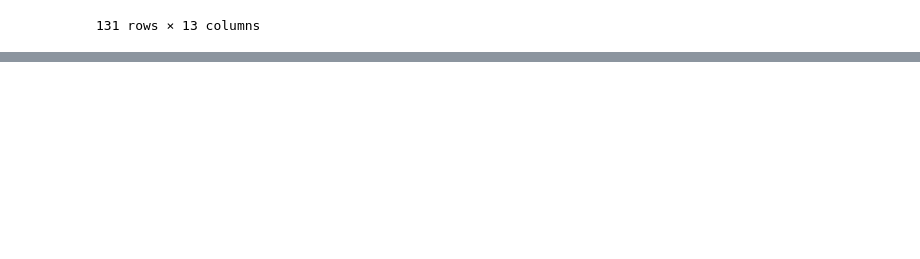
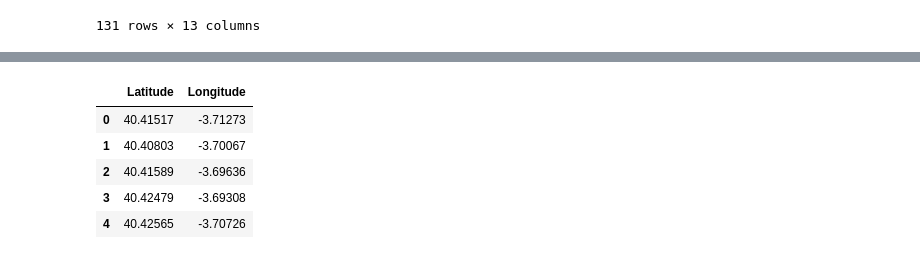
Before and after one commit to mikel-hernandezj/Coursera_Capstone, a Jupyter notebook: Final Assignment/pruebas.ipynb, the cells around one changed output, grey strips where cells are left out. Saved outputs shown, nothing was run; the diff lists cells and outputs as text; code cells hidden in the pictures; blank space fills up the shorter version.

```diff
--- a/Final Assignment/pruebas.ipynb
+++ b/Final Assignment/pruebas.ipynb
@@ -37,0 +56,11 @@ coords
+# %%
+# create temporary dataframe to populate the coordinates into Latitude and Longitude
+df_coords = pd.DataFrame(coords, columns=['Latitude', 'Longitude'])
+df_coords.head()
+# %% [output]
+|  | Latitude | Longitude |
+| 0 | 40.41517 | -3.71273 |
+| 1 | 40.40803 | -3.70067 |
+| 2 | 40.41589 | -3.69636 |
+| 3 | 40.42479 | -3.69308 |
+| 4 | 40.42565 | -3.70726 |
```
Also changed, not shown: parts of 9 cells of this notebook.
